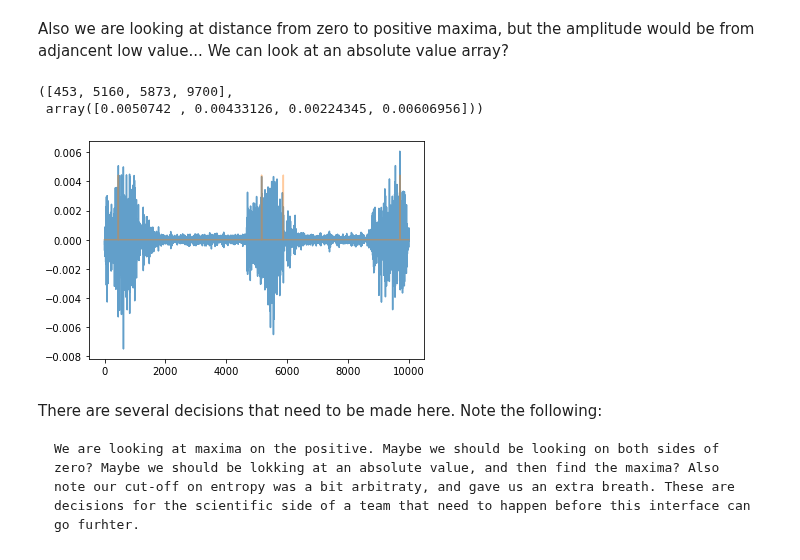
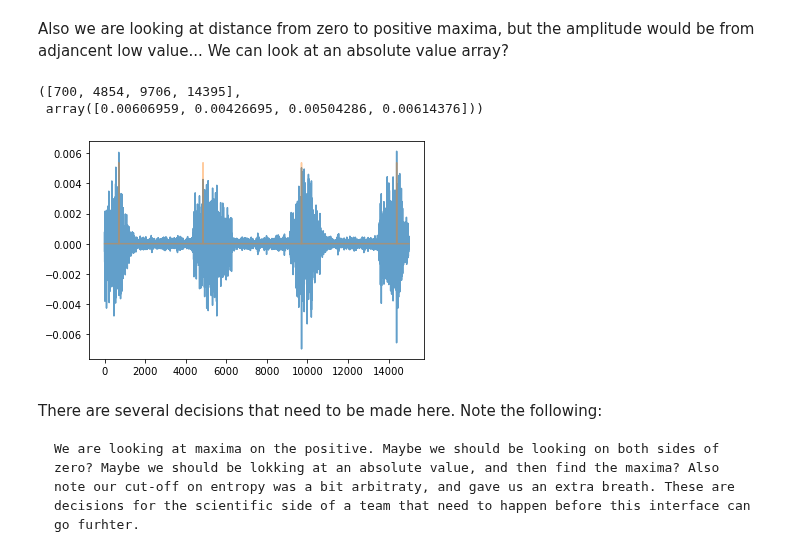
Before and after one commit to NLeSC/rsemg, a Jupyter notebook: researcher_interface/widgeted_entropy1.ipynb, the cells around one changed output. Saved outputs shown, nothing was run; the diff lists cells and outputs as text; code cells hidden in the pictures.

```diff
--- a/researcher_interface/widgeted_entropy1.ipynb
+++ b/researcher_interface/widgeted_entropy1.ipynb
@@ -363,12 +361,22 @@ def find_maxima_in_high_entropy_area(our_array,start=0, end=10000, decision_cuto
         plt.plot(our_array, alpha = 0.7)
         plt.plot(rep_array, alpha = 0.4)
     return maxima, maxima_values
-# %%
-find_maxima_in_high_entropy_area(our_array,start=0, end=10000, decision_cutoff=decision_cutoff)
-# %% [output]
-([453, 5160, 5873, 9700],
- array([0.0050742 , 0.00433126, 0.00224345, 0.00606956]))
-[figure, removed]
+# %%
+if time_view == 'Samples':
+    our_array = processed_data_emg[int(start):int(end)]
+    starter=int(start)
+    ender= int(end)
+else:
+    our_array = processed_data_emg[int(start_s):int(end_s)]
+    starter=int(start_s)
+    ender= int(end_s)
+
+find_maxima_in_high_entropy_area(our_array,start=starter, end=ender, decision_cutoff=decision_cutoff)
+# note the x axis will be from zero counting up but represent the difference
+# %% [output]
+([700, 4854, 9706, 14395],
+ array([0.00606959, 0.00426695, 0.00504286, 0.00614376]))
+[figure, added]
 # %% [markdown]
 There are several decisions that need to be made here. Note the following:
 
```
Also changed, not shown: parts of 11 cells of this notebook, 1 other file.
